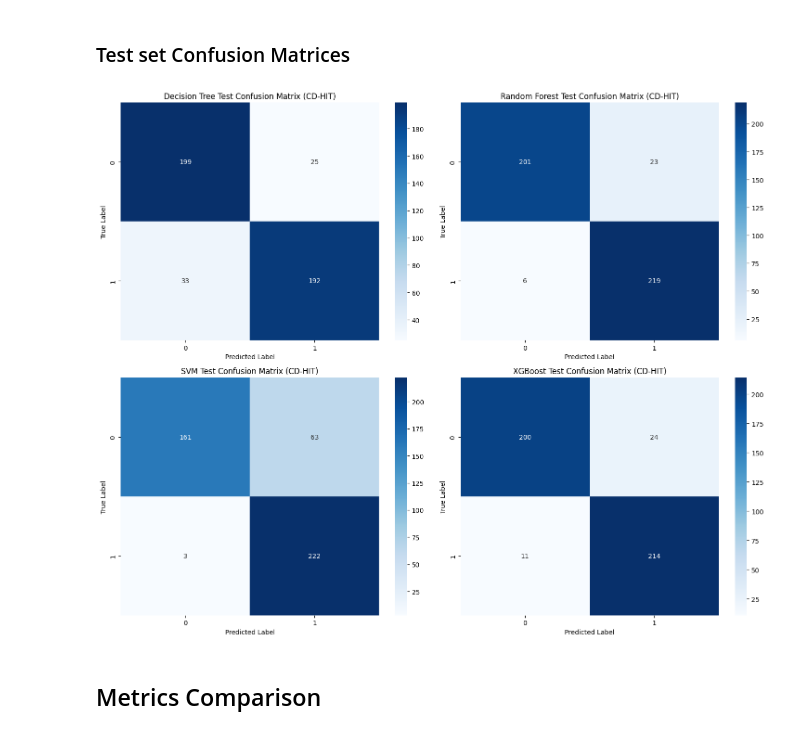
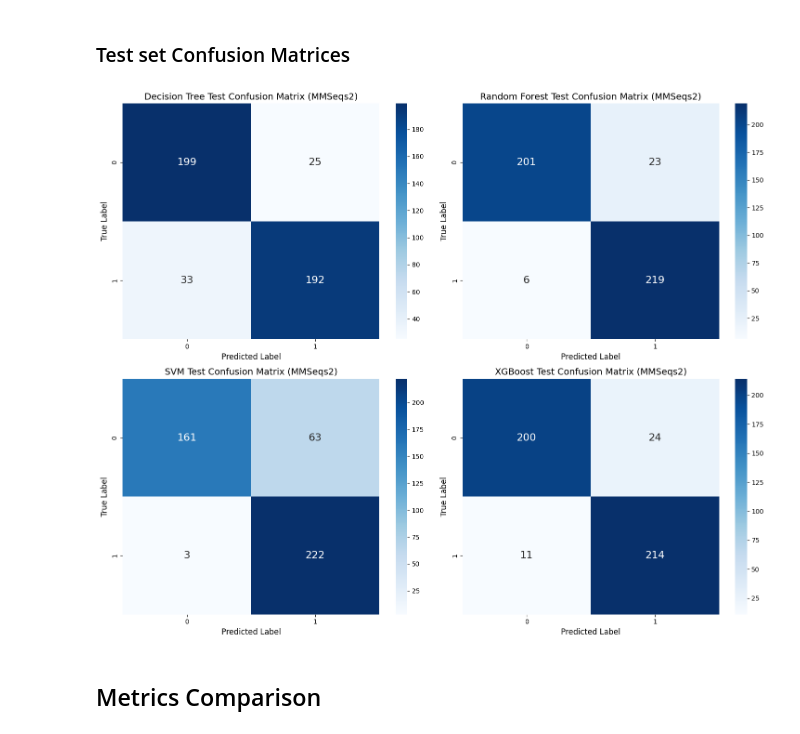
Before and after one commit to ChristianNeitzel/Projeto-Bioinf-PhageAcr, a Jupyter notebook: 5a_code_PhageAcr_ML_cdhit.ipynb, the cells around one changed output. Saved outputs shown, nothing was run; the diff lists cells and outputs as text; code cells hidden in the pictures.

```diff
--- a/5a_code_PhageAcr_ML_cdhit.ipynb
+++ b/5a_code_PhageAcr_ML_cdhit.ipynb
@@ -884,44 +884,44 @@ plt.show()
 # %%
 # Generate the confusion matrices
 test_conf_matrix_dt = confusion_matrix(y_test, y_test_pred_dt)
 test_conf_matrix_rf = confusion_matrix(y_test, y_test_pred_rf)
 test_conf_matrix_svm = confusion_matrix(y_test, y_test_pred_svm)
 test_conf_matrix_xgb = confusion_matrix(y_test, y_test_pred_binary)
 
 # Create a figure and a set of subplots
 fig, axes = plt.subplots(2, 2, figsize=(15, 12))
 
 # Plot the confusion matrix for Decision Tree
-sns.heatmap(test_conf_matrix_dt, annot=True, fmt='d', cmap='Blues', ax=axes[0, 0])
-axes[0, 0].set_xlabel('Predicted Label')
-axes[0, 0].set_ylabel('True Label')
-axes[0, 0].set_title('Decision Tree Test Confusion Matrix (CD-HIT)')
+sns.heatmap(test_conf_matrix_dt, annot=True, fmt='d', cmap='Blues', ax=axes[0, 0], annot_kws={"size": 16})
+axes[0, 0].set_xlabel('Predicted Label', fontsize=12)
+axes[0, 0].set_ylabel('True Label', fontsize=12)
+axes[0, 0].set_title('Decision Tree Test Confusion Matrix (MMSeqs2)', fontsize=14)
 
 # Plot the confusion matrix for Random Forest
-sns.heatmap(test_conf_matrix_rf, annot=True, fmt='d', cmap='Blues', ax=axes[0, 1])
-axes[0, 1].set_xlabel('Predicted Label')
-axes[0, 1].set_ylabel('True Label')
-axes[0, 1].set_title('Random Forest Test Confusion Matrix (CD-HIT)')
+sns.heatmap(test_conf_matrix_rf, annot=True, fmt='d', cmap='Blues', ax=axes[0, 1], annot_kws={"size": 16})
+axes[0, 1].set_xlabel('Predicted Label', fontsize=12)
+axes[0, 1].set_ylabel('True Label', fontsize=12)
+axes[0, 1].set_title('Random Forest Test Confusion Matrix (MMSeqs2)', fontsize=14)
 
 # Plot the confusion matrix for SVM
-sns.heatmap(test_conf_matrix_svm, annot=True, fmt='d', cmap='Blues', ax=axes[1, 0])
-axes[1, 0].set_xlabel('Predicted Label')
-axes[1, 0].set_ylabel('True Label')
-axes[1, 0].set_title('SVM Test Confusion Matrix (CD-HIT)')
+sns.heatmap(test_conf_matrix_svm, annot=True, fmt='d', cmap='Blues', ax=axes[1, 0], annot_kws={"size": 16})
+axes[1, 0].set_xlabel('Predicted Label', fontsize=12)
+axes[1, 0].set_ylabel('True Label', fontsize=12)
+axes[1, 0].set_title('SVM Test Confusion Matrix (MMSeqs2)', fontsize=14)
 
 # Plot the confusion matrix for XGBoost
-sns.heatmap(test_conf_matrix_xgb, annot=True, fmt='d', cmap='Blues', ax=axes[1, 1])
-axes[1, 1].set_xlabel('Predicted Label')
-axes[1, 1].set_ylabel('True Label')
-axes[1, 1].set_title('XGBoost Test Confusion Matrix (CD-HIT)')
+sns.heatmap(test_conf_matrix_xgb, annot=True, fmt='d', cmap='Blues', ax=axes[1, 1], annot_kws={"size": 16})
+axes[1, 1].set_xlabel('Predicted Label', fontsize=12)
+axes[1, 1].set_ylabel('True Label', fontsize=12)
+axes[1, 1].set_title('XGBoost Test Confusion Matrix (MMSeqs2)', fontsize=14)
 
 # Adjust layout to prevent overlap
 plt.tight_layout()
 
 # Show the plot
 plt.show()
 # %% [output]
-[figure, old version]
+[figure, new version]
 # %% [markdown]
 ## Metrics Comparison
 # %%
```
Also changed, not shown: parts of 1 cell of this notebook, 1 other file.
